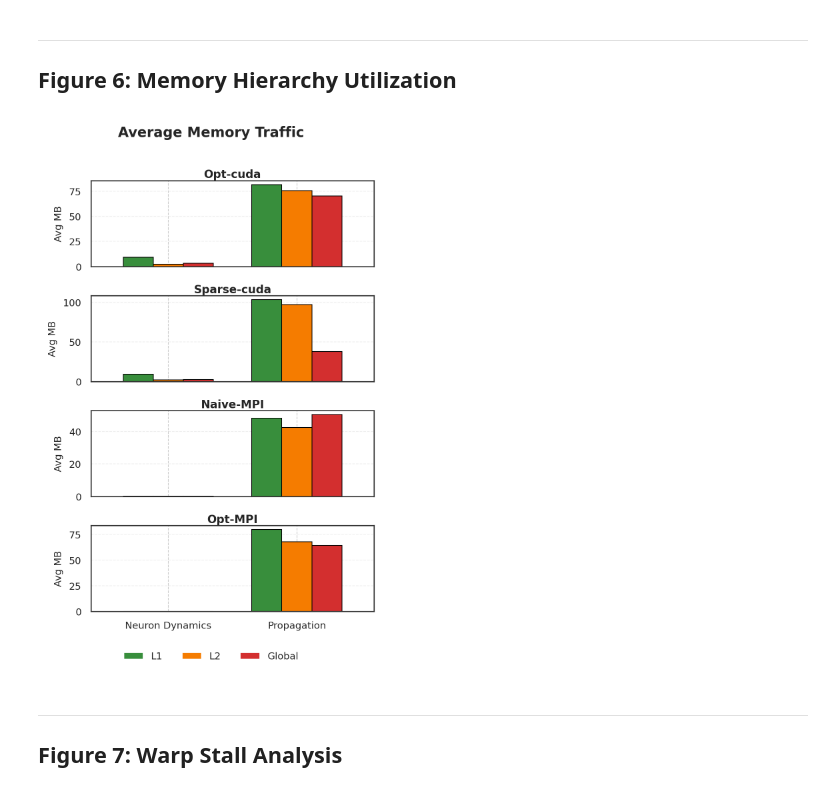
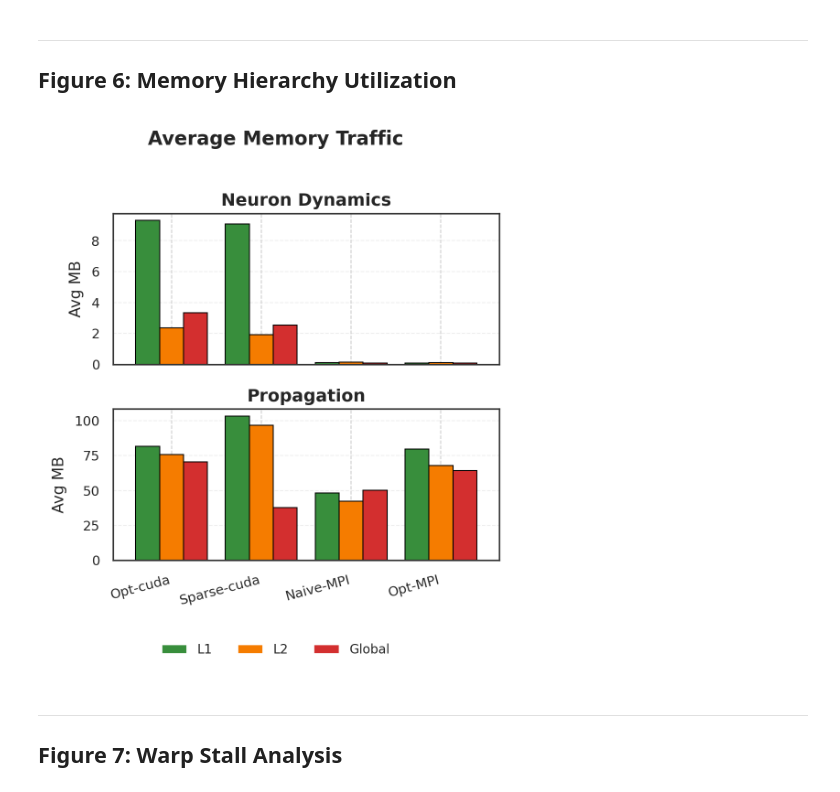
Before and after one commit to LipatJob/distributed-snp, a Jupyter notebook: paper_analysis_improved.ipynb, the cells around one changed output. Cells and saved outputs as stored; diff of their text form; code cells hidden in the pictures.

```diff
--- a/paper_analysis_improved.ipynb
+++ b/paper_analysis_improved.ipynb
@@ -762,7 +762,7 @@ for impl in target_impls:
         group = df.groupby('Functionality')[mem_cols].mean()
 
         for func, row in group.iterrows():
-            if func not in ['Neuron Dynamics', 'Propagation', 'MPI Communication']:
+            if func not in ['Neuron Dynamics', 'Propagation']:
                 continue
 
             dram_mb = row['dram__bytes_read.sum'] + row['dram__bytes_write.sum']
@@ -779,57 +779,71 @@ for impl in target_impls:
                            'Memory': 'L2 Cache', 'TrafficMB': l2_mb})
             mem_data.append({'Implementation': display_name, 'Functionality': func,
                            'Memory': 'Global Memory', 'TrafficMB': dram_mb})
 
     except Exception as e:
         print(f"⚠ Error processing {impl}: {e}")
 
 if mem_data:
     df_mem = pd.DataFrame(mem_data)
 
     # Save to CSV
     df_mem.to_csv('paper_figs/fig6_memory_hierarchy.csv', index=False)
 
-    implementations = df_mem['Implementation'].unique()
-    n_impls = len(implementations)
+    # Get unique implementations preserving order
+    unique_impls = []
+    for x in df_mem['Implementation']:
+        if x not in unique_impls:
+            unique_impls.append(x)
 
-    # Vertical stack for single column width
-    # 4 rows, 1 col
-    fig, axes = plt.subplots(n_impls, 1, figsize=(SINGLE_COL_WIDTH, 5.5 * CHART_HEIGHT_SCALE), sharex=True)
-    if n_impls == 1: axes = [axes]
+    mem_types = ['L1 Cache', 'L2 Cache', 'Global Memory']
+    functionalities = ['Neuron Dynamics', 'Propagation']
 
-    for idx, impl in enumerate(implementations):
+    # Create figure - TWO ROWS (Neuron Dynamics, Propagation)
+    fig, axes = plt.subplots(2, 1, figsize=(SINGLE_COL_WIDTH, 4.0 * CHART_HEIGHT_SCALE), sharex=True)
+
+    for idx, func in enumerate(functionalities):
         ax = axes[idx]
-        impl_data = df_mem[df_mem['Implementation'] == impl]
 
-        pivot = impl_data.pivot(index='Functionality', columns='Memory', values='TrafficMB').fillna(0)
-        pivot = pivot[['L1 Cache', 'L2 Cache', 'Global Memory']]
+        subset = df_mem[df_mem['Functionality'] == func]
+        if not subset.empty:
+            pivot = subset.pivot(index='Implementation', columns='Memory', values='TrafficMB').fillna(0)
 
-        pivot.plot(kind='bar', ax=ax,
-                  color=[MEM_COLORS[c] for c in pivot.columns],
-                  edgecolor='black', linewidth=0.5, width=0.7, legend=False)
+            # Reorder rows
+            valid_impls = [i for i in unique_impls if i in pivot.index]
+            pivot = pivot.reindex(valid_impls)
 
-        ax.set_title(impl, fontweight='bold', fontsize=8, pad=2)
-        ax.set_xlabel('')
-        # Only show ylabel on middle ones? or all? Space is tight.
-        ax.set_ylabel('Avg MB', fontsize=7)
-        ax.tick_params(axis='x', rotation=0)
-        ax.grid(axis='y', alpha=0.3, linewidth=0.5)
+            # Reorder columns
+            pivot = pivot[mem_types]
+
+            pivot.plot(kind='bar', ax=ax,
+                      color=[MEM_COLORS[c] for c in pivot.columns],
+                      edgecolor='black', linewidth=0.5, width=0.8, legend=False)
+
+            ax.set_title(func, fontweight='bold', fontsize=9, pad=4)
+            ax.set_ylabel('Avg MB', fontsize=8)
+            ax.grid(axis='y', alpha=0.3)
+        else:
+             ax.text(0.5, 0.5, 'No Data', ha='center', va='center')
+
+    axes[-1].set_xlabel('')
+    axes[-1].set_xticklabels(axes[-1].get_xticklabels(), rotation=X_LABEL_ROTATION, ha='right')
 
     # Consolidated legend at bottom
     handles = [plt.Rectangle((0,0),1,1, facecolor=MEM_COLORS[m], edgecolor=None)
-              for m in ['L1 Cache', 'L2 Cache', 'Global Memory']]
+              for m in mem_types]
+
     fig.legend(handles, ['L1', 'L2', 'Global'],
               loc='lower center', bbox_to_anchor=(0.5, 0.0),
-              ncol=3, frameon=False)
+              ncol=3, frameon=False, fontsize='small')
 
-    fig.suptitle('Average Memory Traffic', fontweight='bold', y=0.99)
-    plt.tight_layout(rect=[0, 0.05, 1, 0.98])
+    fig.suptitle('Average Memory Traffic', fontweight='bold', y=0.98, fontsize=10)
+    plt.tight_layout(rect=[0, 0.08, 1, 0.96])
     plt.savefig('paper_figs/fig6_memory_hierarchy.png', bbox_inches='tight', dpi=300)
     plt.show()
 else:
     print("⚠ No memory data available")
 # %% [output]
-[figure, old version]
+[figure, new version]
 # %% [markdown]
 ---
 ## Figure 7: Warp Stall Analysis
```
Also changed, not shown: parts of 2 cells of this notebook.
